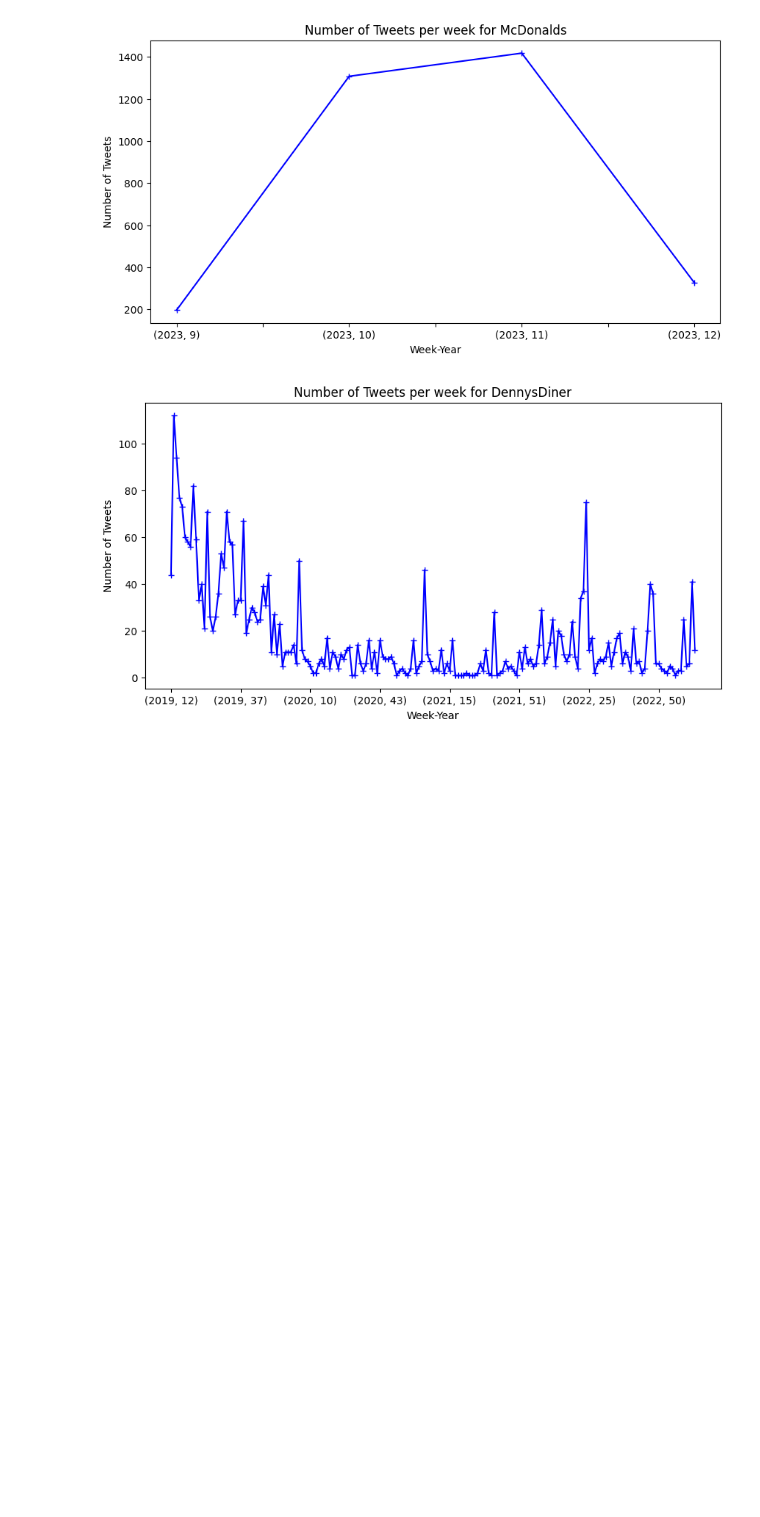
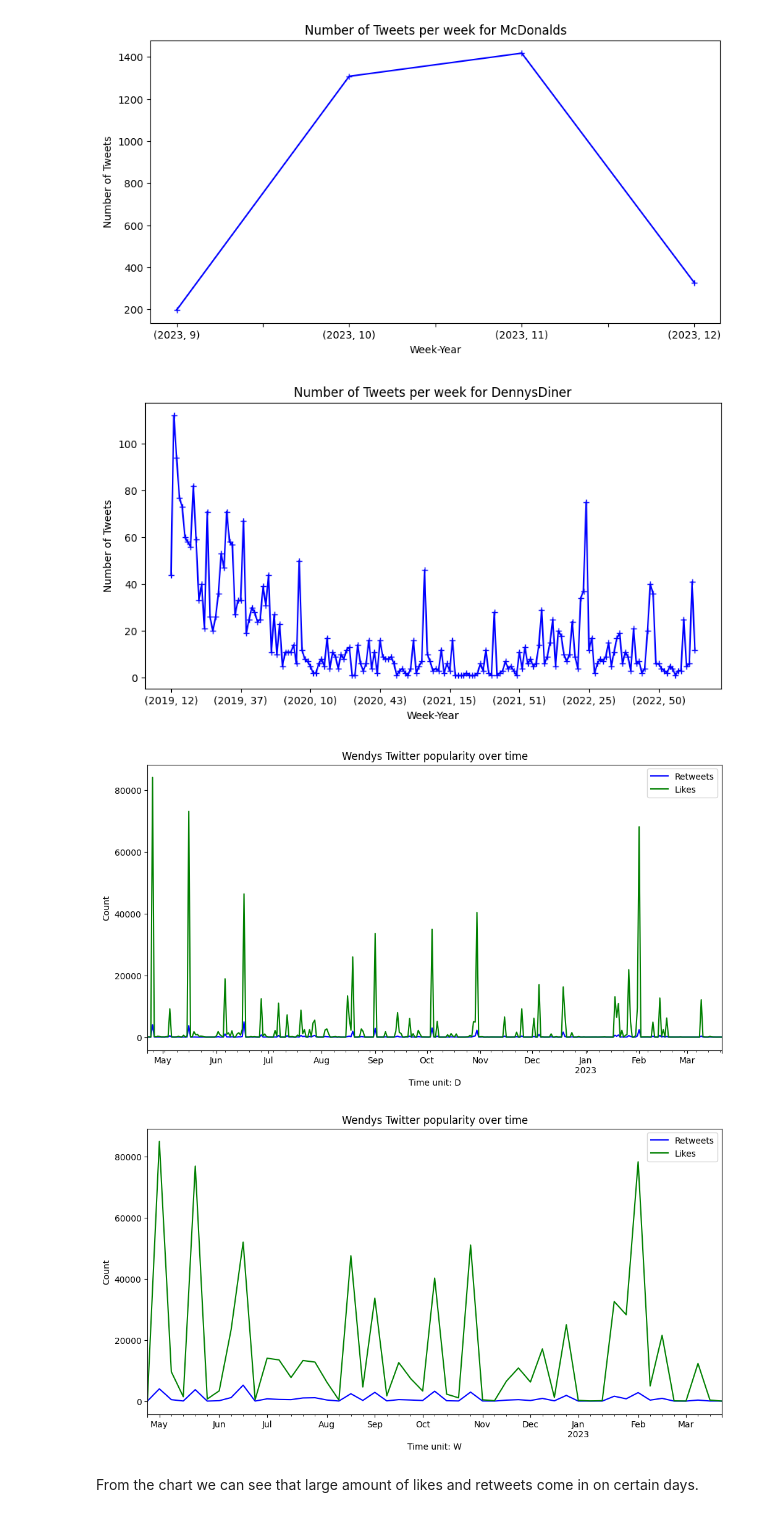
Before and after one commit to LeonardLehman/2023-coding-the-humanities, a Jupyter notebook: notebooks/CtH-final/Exam_CtH_2023.ipynb, the cells around one changed output. Cells and saved outputs as stored; diff of their text form; code cells hidden in the pictures; blank space fills up the shorter version.

```diff
--- a/notebooks/CtH-final/Exam_CtH_2023.ipynb
+++ b/notebooks/CtH-final/Exam_CtH_2023.ipynb
@@ -454,3 +454,31 @@ for brand in df_tweets['username'].unique():
 [figure]
 [figure]
 [figure]
+# %%
+import matplotlib.pyplot as plt
+
+def popularity(dataframe, username, time_unit='D'):
+    #dataframing and selecting relevant columns
+    user_df = dataframe[dataframe['username'] == username][['created_at', 'retweet_count', 'like_count']]
+    user_df['created_at'] = pd.to_datetime(user_df['created_at'])
+    user_df = user_df.set_index('created_at')
+
+    #using resample to group by time and summing
+    user_df = user_df.resample(time_unit).sum()
+
+    fig, ax = plt.subplots(figsize=(12,6))
+    user_df['retweet_count'].plot(ax=ax, color='blue', label='Retweets')
+    user_df['like_count'].plot(ax=ax, color='green', label='Likes')
+    ax.set_xlabel(f'Time unit: {time_unit.capitalize()}')
+    ax.set_ylabel('Count')
+    ax.set_title(f'{username} Twitter popularity over time')
+    ax.legend()
+    plt.show()
+
+popularity(df_tweets, "Wendys")
+popularity(df_tweets, "Wendys", "W")
+# %% [output]
+[figure, added]
+[figure, added]
+# %% [markdown]
+From the chart we can see that large amount of likes and retweets come in on certain days.
```
